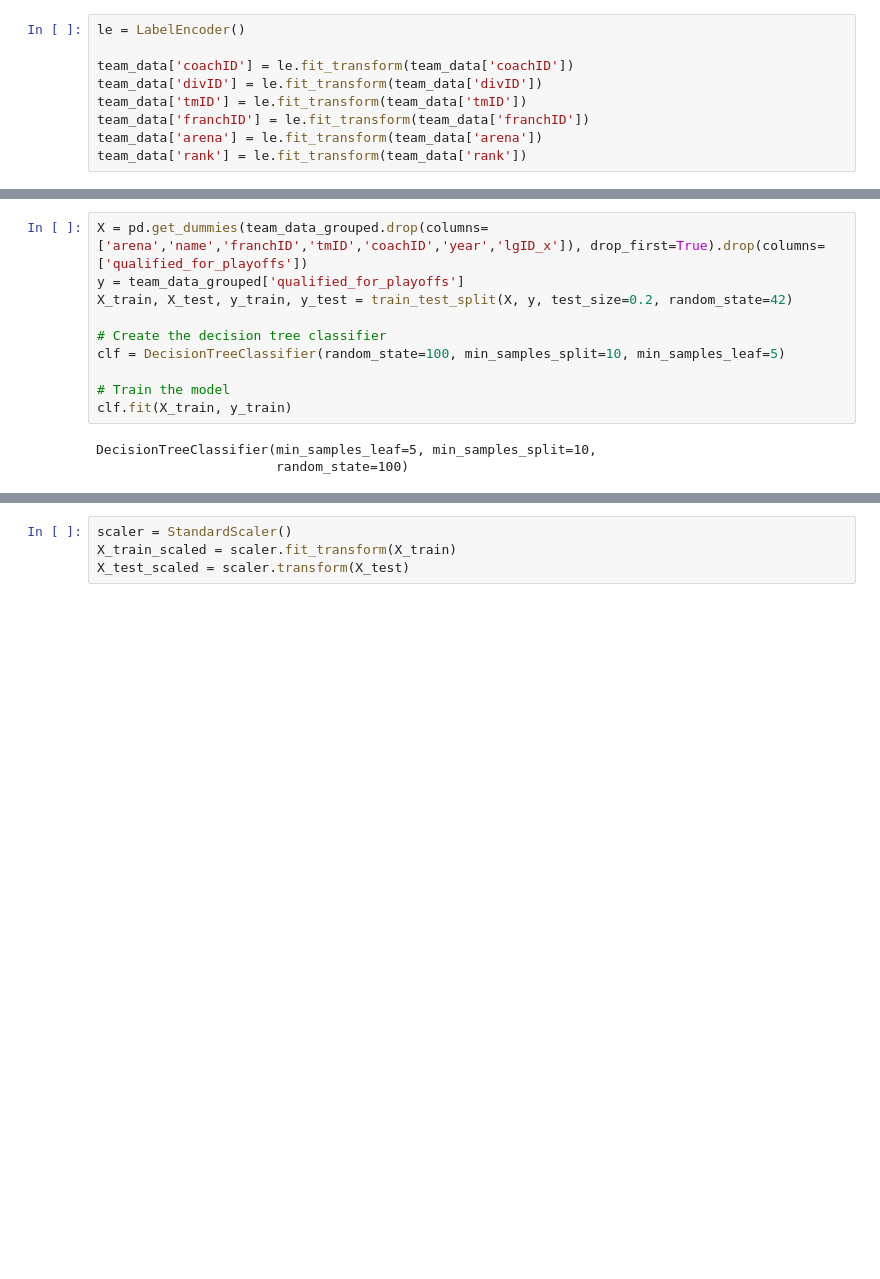
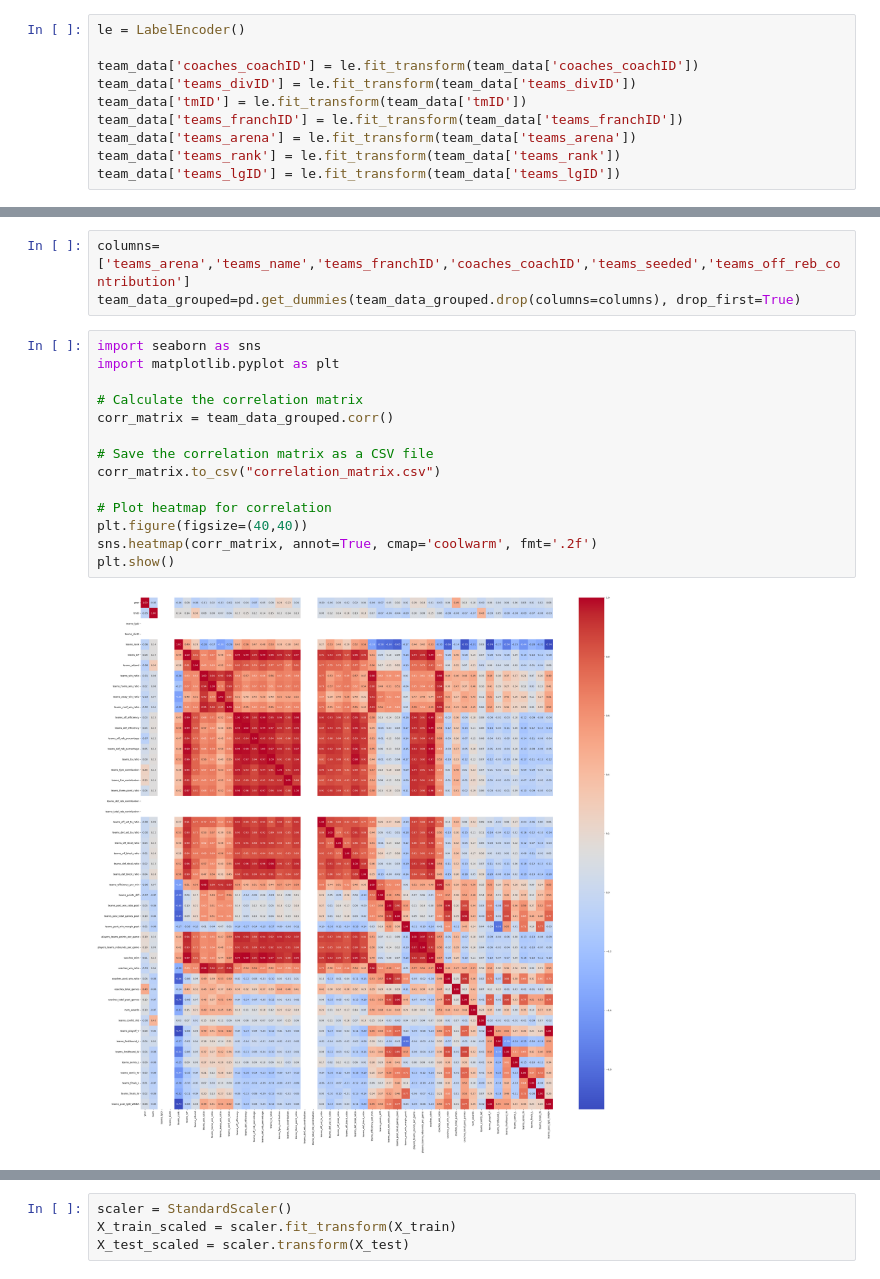
Before and after one commit to Lucasnakajima/Data-Mining, a Jupyter notebook: AC.ipynb, the cells around one changed output, grey strips where cells are left out. Cells and saved outputs as stored; diff of their text form; blank space fills up the shorter version.

```diff
--- a/AC.ipynb
+++ b/AC.ipynb
@@ -64,12 +297,13 @@ Index(['year', 'lgID_x', 'tmID', 'franchID', 'confID', 'divID', 'rank',
 # %%
 le = LabelEncoder()
 
-team_data['coachID'] = le.fit_transform(team_data['coachID'])
-team_data['divID'] = le.fit_transform(team_data['divID'])
+team_data['coaches_coachID'] = le.fit_transform(team_data['coaches_coachID'])
+team_data['teams_divID'] = le.fit_transform(team_data['teams_divID'])
 team_data['tmID'] = le.fit_transform(team_data['tmID'])
-team_data['franchID'] = le.fit_transform(team_data['franchID'])
-team_data['arena'] = le.fit_transform(team_data['arena'])
-team_data['rank'] = le.fit_transform(team_data['rank'])
+team_data['teams_franchID'] = le.fit_transform(team_data['teams_franchID'])
+team_data['teams_arena'] = le.fit_transform(team_data['teams_arena'])
+team_data['teams_rank'] = le.fit_transform(team_data['teams_rank'])
+team_data['teams_lgID'] = le.fit_transform(team_data['teams_lgID'])
 # %%
 # Define aggregation functions based on column types
 aggregation_functions = {}
@@ -113,13 +347,19 @@ max      6.000000                1.000000
 # %%
-X = pd.get_dummies(team_data_grouped.drop(columns=['arena','name','franchID','tmID','coachID','year','lgID_x']), drop_first=True).drop(columns=['qualified_for_playoffs'])
-y = team_data_grouped['qualified_for_playoffs']
-X_train, X_test, y_train, y_test = train_test_split(X, y, test_size=0.2, random_state=42)
-
-# Create the decision tree classifier
-clf = DecisionTreeClassifier(random_state=100, min_samples_split=10, min_samples_leaf=5)
-
-# Train the model
-clf.fit(X_train, y_train)
+columns=['teams_arena','teams_name','teams_franchID','coaches_coachID','teams_seeded','teams_off_reb_contribution']
+team_data_grouped=pd.get_dummies(team_data_grouped.drop(columns=columns), drop_first=True)
-# %% [output]
-DecisionTreeClassifier(min_samples_leaf=5, min_samples_split=10,
-                       random_state=100)
+# %%
+import seaborn as sns
+import matplotlib.pyplot as plt
+
+# Calculate the correlation matrix
+corr_matrix = team_data_grouped.corr()
+
+# Save the correlation matrix as a CSV file
+corr_matrix.to_csv("correlation_matrix.csv")
+
+# Plot heatmap for correlation
+plt.figure(figsize=(40,40))
+sns.heatmap(corr_matrix, annot=True, cmap='coolwarm', fmt='.2f')
+plt.show()
+# %% [output]
+[figure, added]
```
Also changed, not shown: parts of 31 cells of this notebook, 1 other file.
